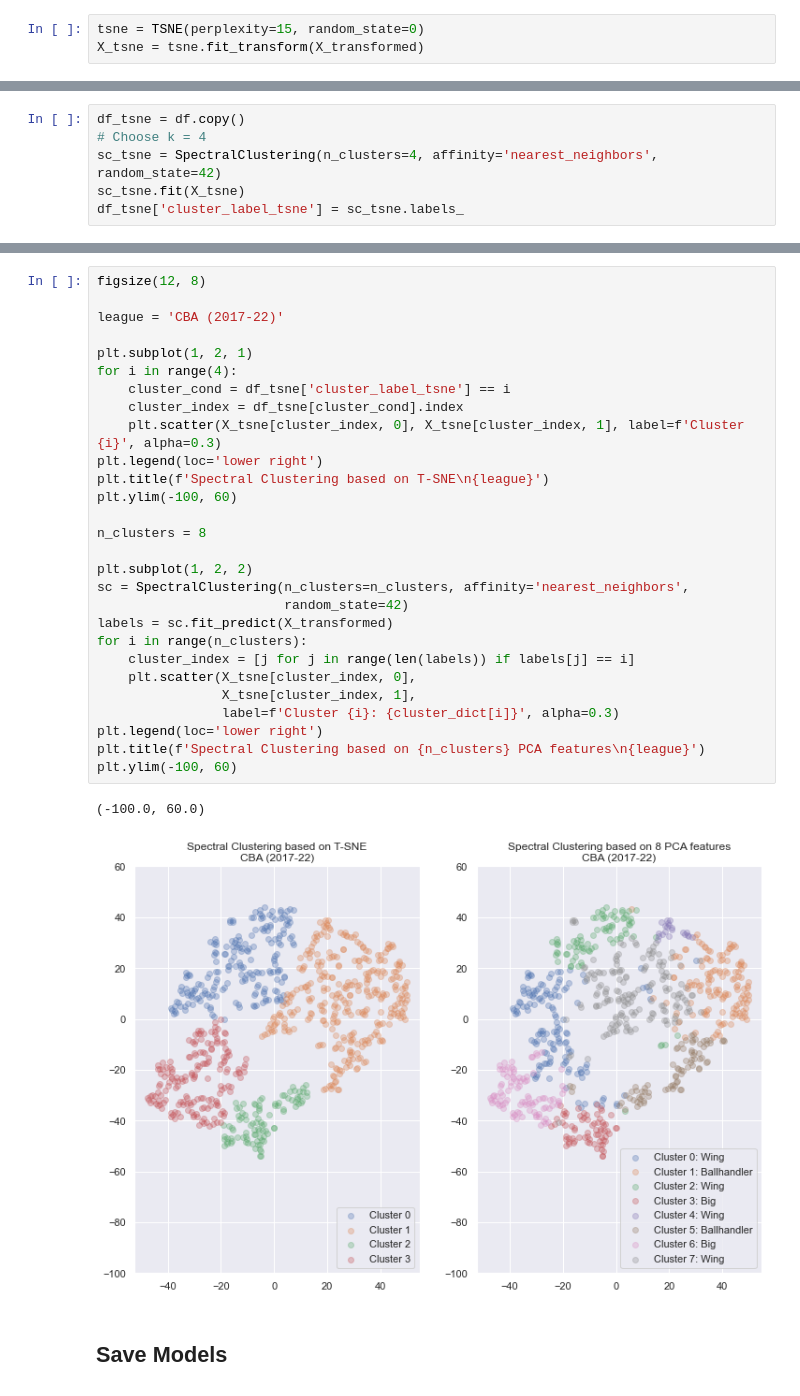
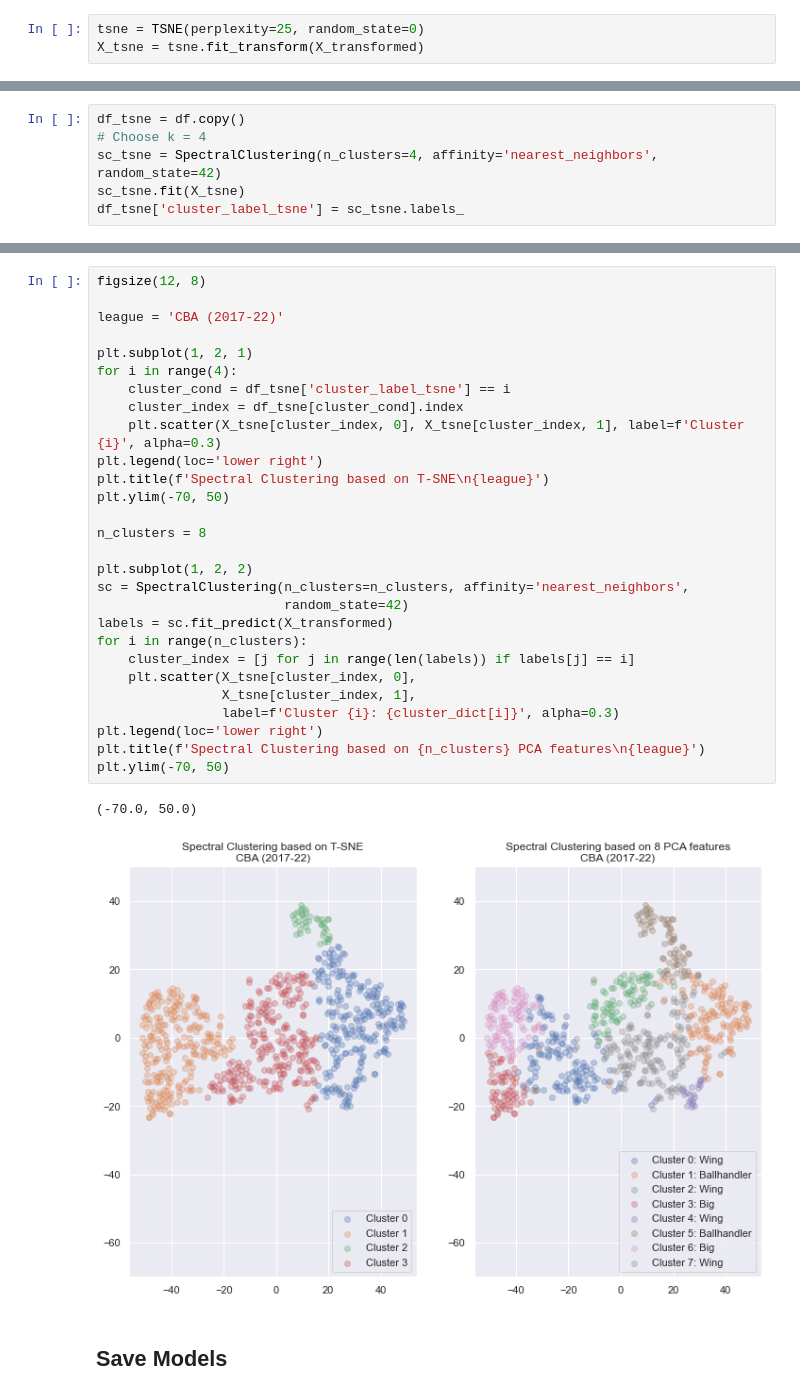
Before and after one commit to xulianrenzoku/synergy_clustering, a Jupyter notebook: cba_clustering_models.ipynb, the cells around one changed output, grey strips where cells are left out. Cells and saved outputs as stored; diff of their text form.

Commit message:
Edit perplex

```diff
--- a/cba_clustering_models.ipynb
+++ b/cba_clustering_models.ipynb
@@ -620,7 +620,7 @@ plt.tight_layout()
 # %% [output]
 [figure]
 # %%
-tsne = TSNE(perplexity=15, random_state=0)
+tsne = TSNE(perplexity=25, random_state=0)
 X_tsne = tsne.fit_transform(X_transformed)
 # %%
 figsize(12, 6)
@@ -685,34 +685,34 @@ plt.tight_layout()
 # %%
 figsize(12, 8)
 
 league = 'CBA (2017-22)'
 
 plt.subplot(1, 2, 1)
 for i in range(4):
     cluster_cond = df_tsne['cluster_label_tsne'] == i
     cluster_index = df_tsne[cluster_cond].index
     plt.scatter(X_tsne[cluster_index, 0], X_tsne[cluster_index, 1], label=f'Cluster {i}', alpha=0.3)
 plt.legend(loc='lower right')
 plt.title(f'Spectral Clustering based on T-SNE\n{league}')
-plt.ylim(-100, 60)
+plt.ylim(-70, 50)
 
 n_clusters = 8
 
 plt.subplot(1, 2, 2)
 sc = SpectralClustering(n_clusters=n_clusters, affinity='nearest_neighbors',
                         random_state=42)
 labels = sc.fit_predict(X_transformed)
 for i in range(n_clusters):
     cluster_index = [j for j in range(len(labels)) if labels[j] == i]
     plt.scatter(X_tsne[cluster_index, 0],
                 X_tsne[cluster_index, 1],
                 label=f'Cluster {i}: {cluster_dict[i]}', alpha=0.3)
 plt.legend(loc='lower right')
 plt.title(f'Spectral Clustering based on {n_clusters} PCA features\n{league}')
-plt.ylim(-100, 60)
+plt.ylim(-70, 50)
 # %% [output]
-(-100.0, 60.0)
+(-70.0, 50.0)
-[figure, old version]
+[figure, new version]
 # %% [markdown]
 ## Save Models
 # %%
```
Also changed, not shown: parts of 2 cells of this notebook.
